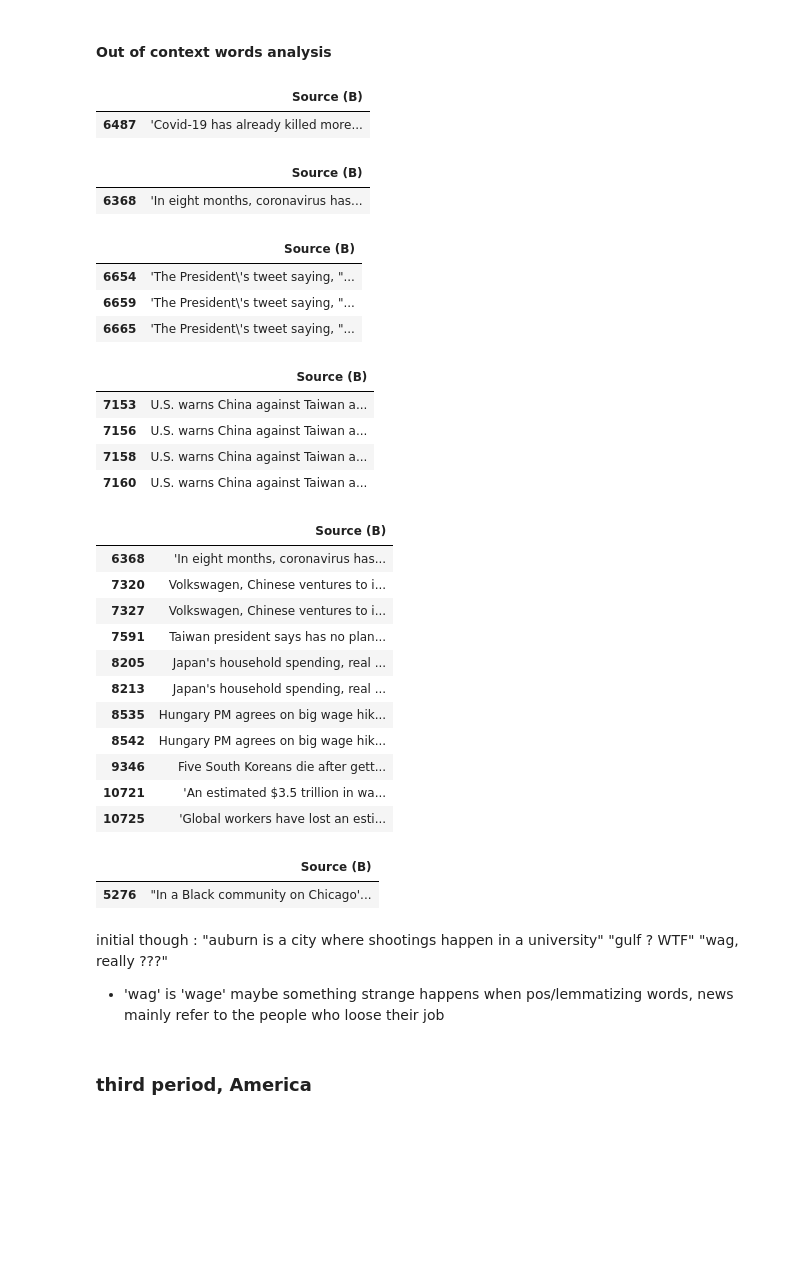
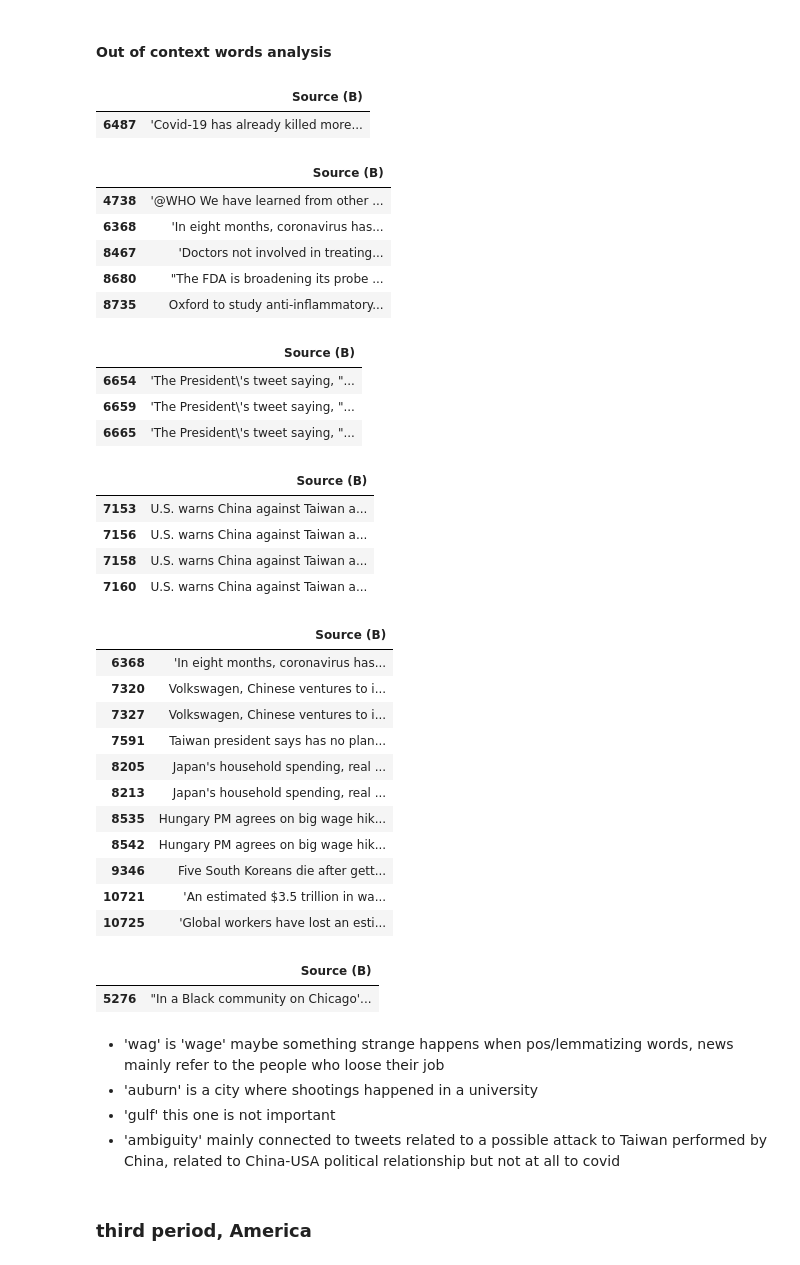
Before and after one commit to silviapoletti/Covid19-related-tweets-Network-Analysis, a Jupyter notebook: src/LIWK_and_projection(draft).ipynb, the cells around one changed output. Saved outputs shown, nothing was run; the diff lists cells and outputs as text; code cells hidden in the pictures; blank space fills up the shorter version.

```diff
--- a/src/LIWK_and_projection(draft).ipynb
+++ b/src/LIWK_and_projection(draft).ipynb
@@ -721,16 +735,20 @@ m_w_a2_ord =dict(sorted(m_w_a2.to_dict().items(), key=lambda item: item[1],rever
 # %%
 with pd.option_context('display.max_colwidth', -1):
     display(america2L.loc[america2L['Source (B)'].str.contains("gulf", case=False)][['Source (B)']])
-    display(america2L.loc[america2L['Source (B)'].str.contains("inflame", case=False)][['Source (B)']])
+    display(america2L.loc[america2L['Source (B)'].str.contains("inflam", case=False)][['Source (B)']])
     display(america2L.loc[america2L['Source (B)'].str.contains("disgust", case=False)][['Source (B)']])
-    display(america2L.loc[america2L['Source (B)'].str.contains("ambiguity", case=False)][['Source (B)']])
+    display(america2L.loc[america2L['Source (B)'].str.contains("ambigu", case=False)][['Source (B)']])
     display(america2L.loc[america2L['Source (B)'].str.contains("wag", case=False)][['Source (B)']])
     display(america2L.loc[america2L['Source (B)'].str.contains("auburn", case=False)][['Source (B)']])
 # %% [output]
 |  | Source (B) |
 | 6487 | 'Covid-19 has already killed more... |
 |  | Source (B) |
+| 4738 | '@WHO We have learned from other ... |
 | 6368 | 'In eight months, coronavirus has... |
+| 8467 | 'Doctors not involved in treating... |
+| 8680 | "The FDA is broadening its probe ... |
+| 8735 | Oxford to study anti-inflammatory... |
 |  | Source (B) |
 | 6654 | 'The President\'s tweet saying, "... |
 | 6659 | 'The President\'s tweet saying, "... |
@@ -755,10 +773,10 @@ with pd.option_context('display.max_colwidth', -1):
 |  | Source (B) |
 | 5276 | "In a Black community on Chicago'... |
 # %% [markdown]
-initial though : "auburn is a city where shootings happen in a university"
-                 "gulf ? WTF"
-                 "wag, really ???"
 - 'wag' is 'wage' maybe something strange happens when pos/lemmatizing words, news mainly refer to the people who loose their job
+- 'auburn' is a city where shootings happened in a university
+- 'gulf' this one is not important
+- 'ambiguity' mainly connected to tweets related to a possible attack to Taiwan performed by China, related to China-USA political relationship but not at all to covid
 # %% [markdown]
 ### third period, America
 # %%
```
Also changed, not shown: parts of 24 cells of this notebook, 3 other files.
